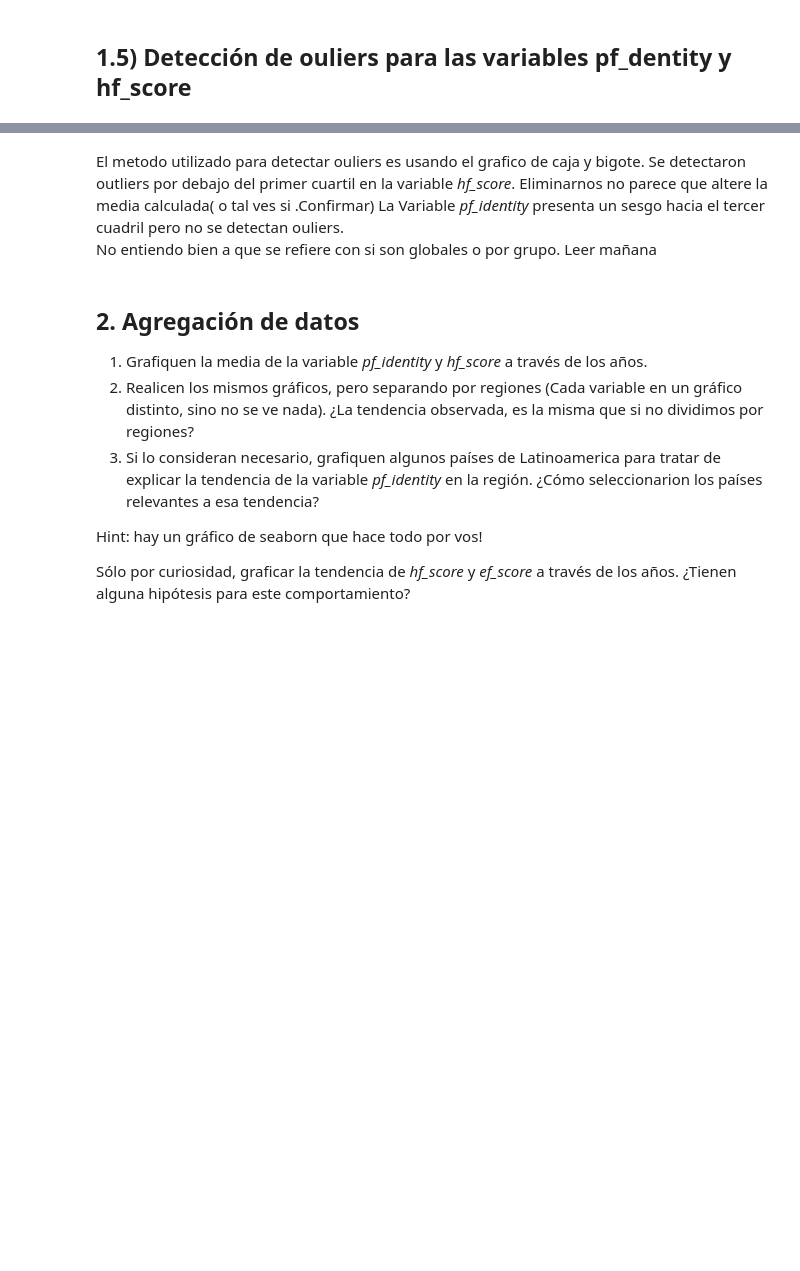
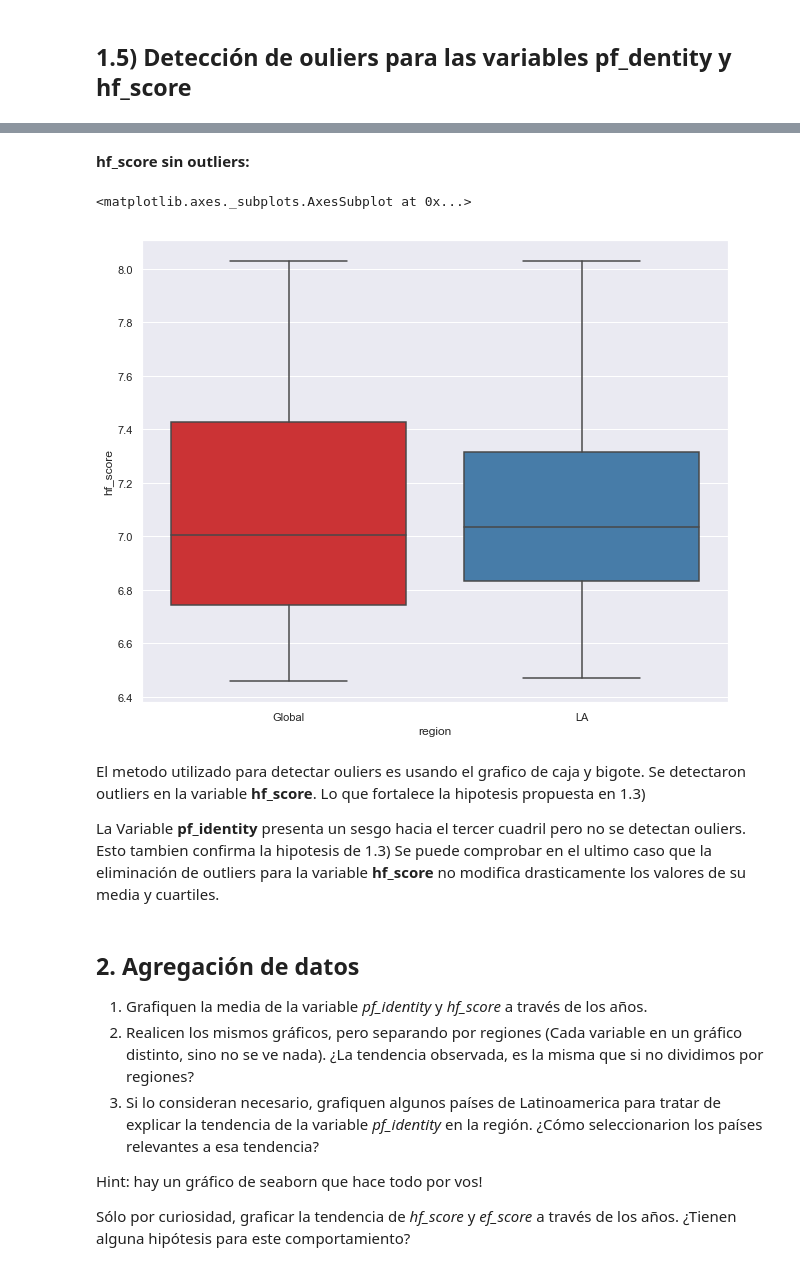
Before and after one commit to lvc0107/diplodatos, a Jupyter notebook: notebooks/practico1.ipynb, the cells around one changed output, grey strips where cells are left out. Cells and saved outputs as stored; diff of their text form; code cells hidden in the pictures; blank space fills up the shorter version.

```diff
--- a/notebooks/practico1.ipynb
+++ b/notebooks/practico1.ipynb
@@ -286,4 +259,16 @@ sb.boxplot(x=dataset['hf_score'], width=0.5, palette="colorblind")
+# %% [markdown]
+**hf_score sin outliers:**
+# %%
+df7 = df6.copy()
+df7 = df7.drop(df7[df7['hf_score'] < df7["hf_score"].quantile(0.25)].index)
+df7 = df7.drop(df7[df7['hf_score'] > df7["hf_score"].quantile(0.75)].index)
+sb.boxplot(x=df7['region'], y=df7['hf_score'], data=df7, palette="Set1")
+# %% [output]
+<matplotlib.axes._subplots.AxesSubplot at 0x...>
+[figure, added]
 # %% [markdown]
-El metodo utilizado para detectar ouliers es usando el grafico de caja y bigote. Se detectaron outliers por debajo del primer cuartil en la variable *hf_score*. Eliminarnos no parece que altere la media calculada( o tal ves si .Confirmar)
-La Variable *pf_identity* presenta un sesgo hacia el tercer cuadril pero no se detectan ouliers.
-No entiendo bien a que se refiere con si son globales o por grupo. Leer mañana
+El metodo utilizado para detectar ouliers es usando el grafico de caja y bigote. Se detectaron outliers en la variable **hf_score**. Lo que fortalece la hipotesis propuesta en 1.3)
+
+La Variable **pf_identity** presenta un sesgo hacia el tercer cuadril pero no se detectan ouliers.
+Esto tambien confirma la hipotesis de 1.3)
+Se puede comprobar en el ultimo caso que la eliminación de outliers para la variable **hf_score** no modifica drasticamente los valores de su media y cuartiles.
```
Also changed, not shown: parts of 14 cells of this notebook.
